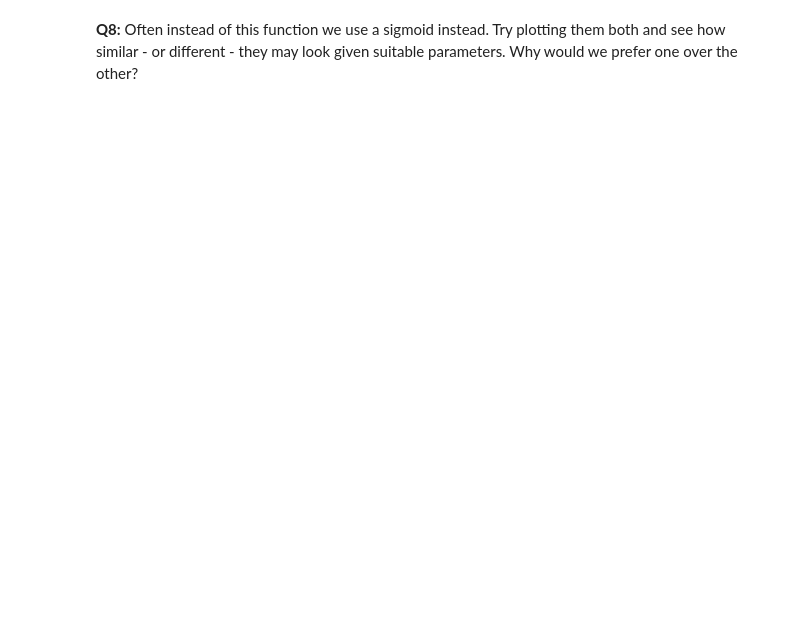
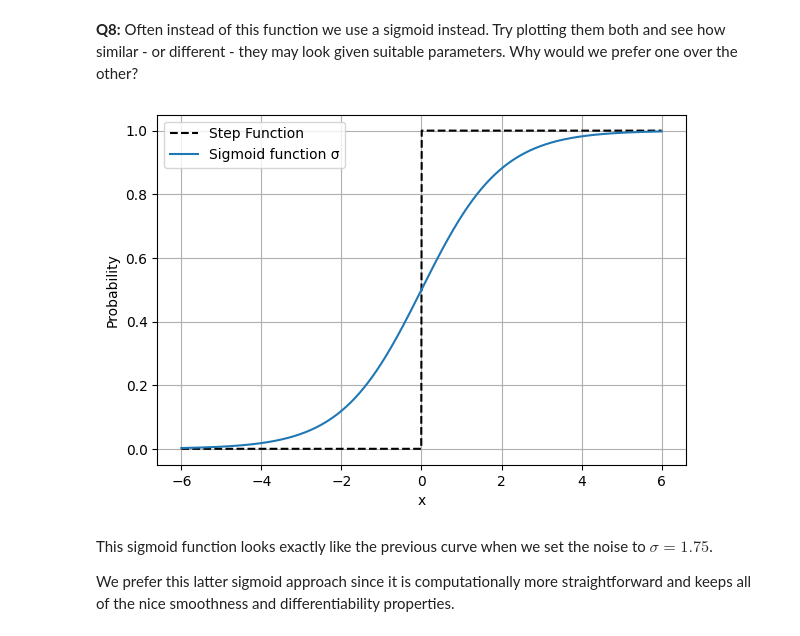
Before and after one commit to alexandre-bismuth/UncertaintyInDeepLearning, a Jupyter notebook: UDL_Practical_1_Setting_a_Basline.ipynb, the cells around one changed output. Cells and saved outputs as stored; diff of their text form; code cells hidden in the pictures; blank space fills up the shorter version.

```diff
--- a/UDL_Practical_1_Setting_a_Basline.ipynb
+++ b/UDL_Practical_1_Setting_a_Basline.ipynb
@@ -383,0 +452,28 @@ Hmmm, this is starting to look awfully familiar. Let's see if we can leverage th
+# %%
+# fill me!
+# Taking the code from above
+
+def sigmoid(x):
+    ## fill me!
+    return 1 / (1 + np.exp(-x))
+
+# Different noise levels
+noise_stds = [0.5, 1.0, 2.0, 4.0]
+
+# Create visualization
+plt.figure(figsize=(15, 10))
+
+# Plot
+plt.subplot(2, 2, 1)
+plt.plot(x, step, 'k--', label='Step Function')
+plt.plot(x, sigmoid(x), label=f'Sigmoid function σ')
+plt.xlabel('x')
+plt.ylabel('Probability')
+plt.legend()
+plt.grid(True)
+# %% [output]
+[figure, added]
+# %% [markdown]
+This sigmoid function looks exactly like the previous curve when we set the noise to $\sigma=1.75$.
+
+We prefer this latter sigmoid approach since it is computationally more straightforward and keeps all of the nice smoothness and differentiability properties.
```
Also changed, not shown: parts of 10 cells of this notebook.
